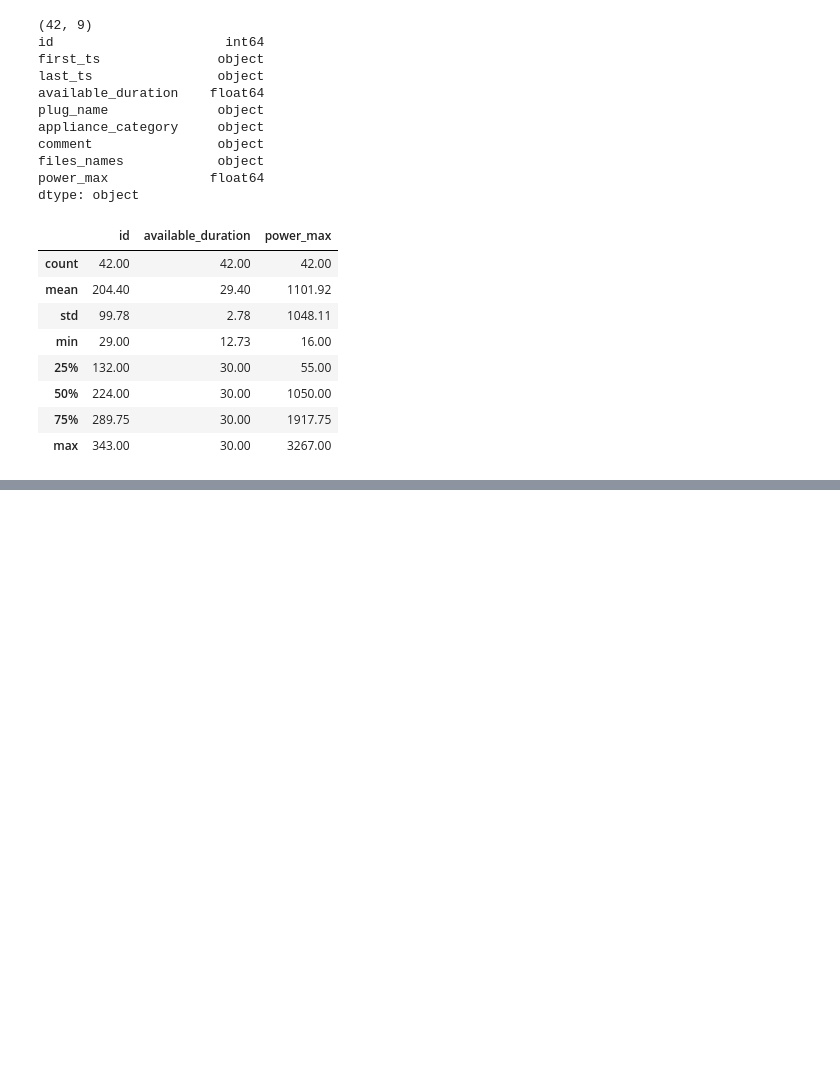
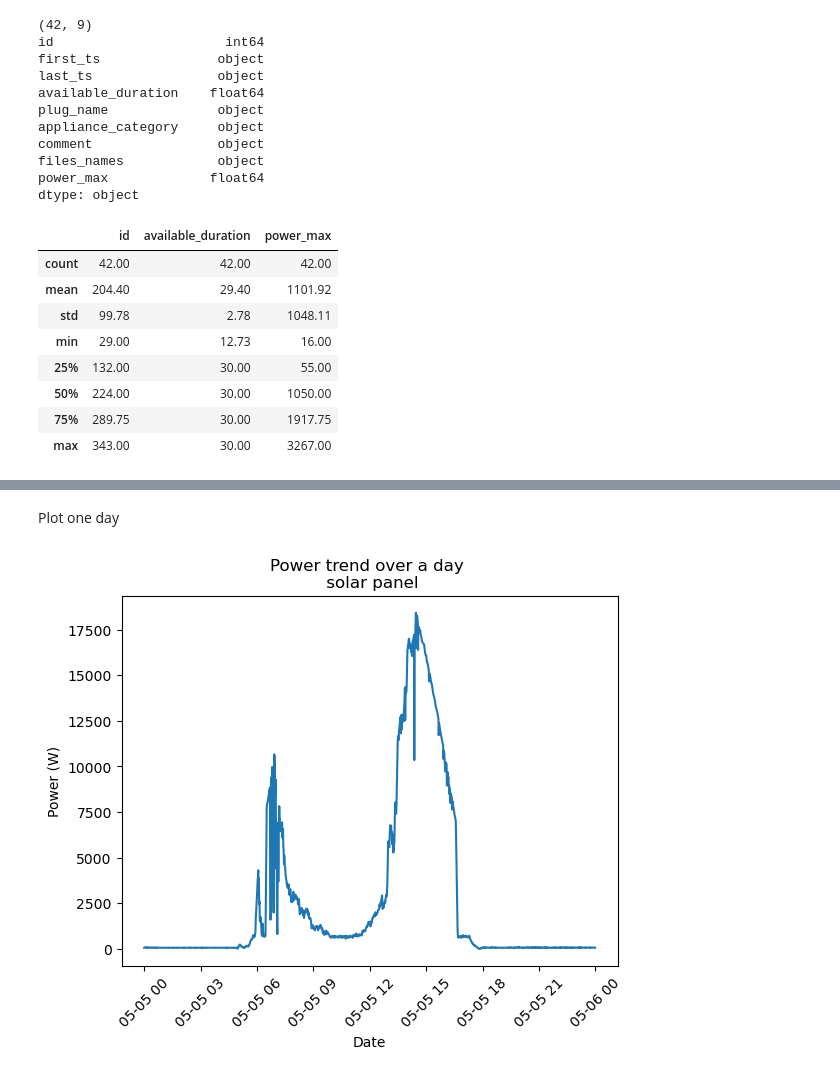
Before and after one commit to louisaarfib/Project_ML, a Jupyter notebook: exploration_data.ipynb, the cells around one changed output, grey strips where cells are left out. Cells and saved outputs as stored; diff of their text form; code cells hidden in the pictures; blank space fills up the shorter version.

```diff
--- a/exploration_data.ipynb
+++ b/exploration_data.ipynb
@@ -138,0 +154,15 @@ Name: timestamp, dtype: object
+# %% [markdown]
+Plot one day
+# %%
+one_day_df_1 = df_1.loc[(df_1['timestamp'] < '2021-05-06') & (df_1['timestamp'] >= '2021-05-05')]
+
+mseries = one_day_df_1.resample('1t', on='timestamp').power.sum()
+
+plt.plot(mseries)
+plt.title("Power trend over a day \n solar panel")
+plt.xticks(rotation=45)
+plt.xlabel('Date')
+plt.ylabel('Power (W)')
+plt.show()
+# %% [output]
+[figure, added]
```
Also changed, not shown: parts of 8 cells of this notebook.
